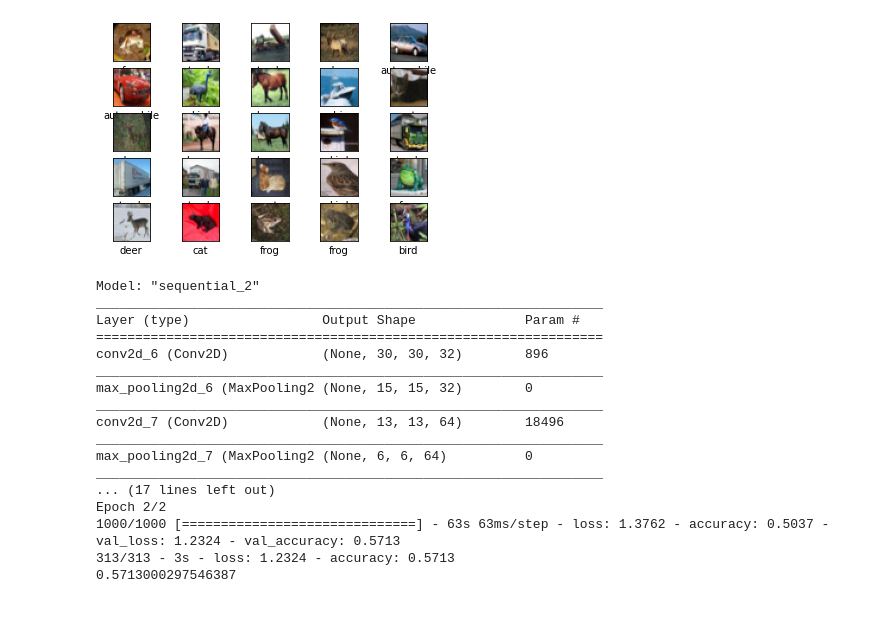
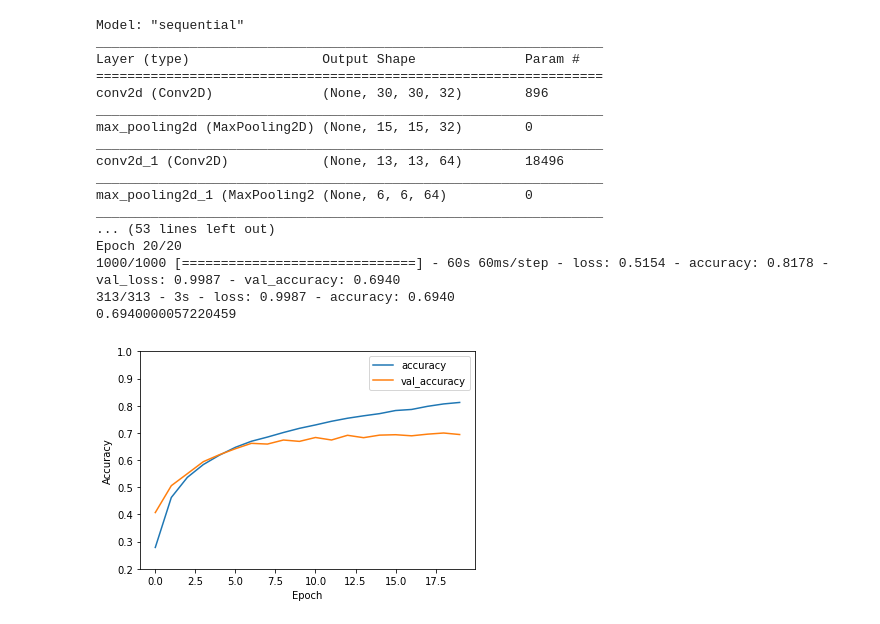
Before and after one commit to Ragavan1204/EN2550_Assignment4, a Jupyter notebook: CNN.ipynb, the cells around one changed output. Cells and saved outputs as stored; diff of their text form; code cells hidden in the pictures.

```diff
--- a/CNN.ipynb
+++ b/CNN.ipynb
@@ -6,70 +6,70 @@ import tensorflow as tf
 from tensorflow.keras import datasets, layers, models
 import datetime
 from tensorflow import keras
 import numpy as np
 
 (x_train, y_train), (x_test, y_test) = keras.datasets.cifar10.load_data()
 x_train, x_test = x_train / 255.0, x_test / 255.0
 
-class_names = ['airplane', 'automobile', 'bird', 'cat', 'deer',
-               'dog', 'frog', 'horse', 'ship', 'truck']
+#create model
+model = models.Sequential()
 
-for i in range(25):
-    plt.subplot(5,5,i+1)
-    plt.xticks([])
-    plt.yticks([])
-    plt.grid(False)
-    plt.imshow(x_train[i], cmap=plt.cm.binary)
-    # The CIFAR labels happen to be arrays,
-    # which is why you need the extra index
-    plt.xlabel(class_names[y_train[i][0]])
-plt.show()
-
-
-model = models.Sequential()
+#create 32 (3 x 3) Convolution layer
 model.add(layers.Conv2D(32, (3, 3), activation='relu', input_shape=(32, 32, 3)))
 model.add(layers.MaxPooling2D((2, 2)))
+
+#create 32 (3 x 3) Convolution layer
 model.add(layers.Conv2D(64, (3, 3), activation='relu'))
 model.add(layers.MaxPooling2D((2, 2)))
+
+#create 64 (3 x 3) Convolution layer
 model.add(layers.Conv2D(64, (3, 3), activation='relu'))
 model.add(layers.MaxPooling2D((2, 2)))
+
+#flatten to one dimensional
 model.add(layers.Flatten())
+
+#apply dense layer with size 64
 model.add(layers.Dense(64, activation='relu'))
+#apply final dense layer with size 10 for 10 classes
 model.add(layers.Dense(10))
 
 print(model.summary())
-opt = tf.keras.optimizers.SGD(learning_rate=0.01,momentum=0.9)
+#compile the model
+opt = tf.keras.optimizers.SGD(learning_rate=0.014,momentum=0.6)
 model.compile(optimizer=opt,loss=tf.keras.losses.SparseCategoricalCrossentropy(from_logits=True),
                 metrics=['accuracy'])
 
-history = model.fit(x_train, y_train, epochs=2,batch_size=50,validation_data=(x_test, y_test))
+#run the model
+history = model.fit(x_train, y_train, epochs=20 ,batch_size=50,validation_data=(x_test, y_test))
 
+#testing accuracies
+test_loss, test_acc = model.evaluate(x_test,y_test, verbose=2)
+print(test_acc)
+
+#plot the Accuracies
 plt.plot(history.history['accuracy'], label='accuracy')
 plt.plot(history.history['val_accuracy'], label = 'val_accuracy')
 plt.xlabel('Epoch')
 plt.ylabel('Accuracy')
-plt.ylim([0.5, 1])
+plt.ylim([0.2, 1])
 plt.legend(loc='upper right')
-
-test_loss, test_acc = model.evaluate(x_test,y_test, verbose=2)
-print(test_acc)
-#
 # %% [output]
+Model: "sequential"
+_________________________________________________________________
+Layer (type)                 Output Shape              Param #
+=================================================================
+conv2d (Conv2D)              (None, 30, 30, 32)        896
+_________________________________________________________________
+max_pooling2d (MaxPooling2D) (None, 15, 15, 32)        0
+_________________________________________________________________
+conv2d_1 (Conv2D)            (None, 13, 13, 64)        18496
+_________________________________________________________________
+max_pooling2d_1 (MaxPooling2 (None, 6, 6, 64)          0
+_________________________________________________________________
+... (53 lines left out)
+Epoch 20/20
+1000/1000 [==============================] - 60s 60ms/step - loss: 0.5154 - accuracy: 0.8178 - val_loss: 0.9987 - val_accuracy: 0.6940
+313/313 - 3s - loss: 0.9987 - accuracy: 0.6940
+0.6940000057220459
-[figure, old version]
+[figure, new version]
-Model: "sequential_2"
-_________________________________________________________________
-Layer (type)                 Output Shape              Param #
-=================================================================
-conv2d_6 (Conv2D)            (None, 30, 30, 32)        896
-_________________________________________________________________
-max_pooling2d_6 (MaxPooling2 (None, 15, 15, 32)        0
-_________________________________________________________________
-conv2d_7 (Conv2D)            (None, 13, 13, 64)        18496
-_________________________________________________________________
-max_pooling2d_7 (MaxPooling2 (None, 6, 6, 64)          0
-_________________________________________________________________
-... (17 lines left out)
-Epoch 2/2
-1000/1000 [==============================] - 63s 63ms/step - loss: 1.3762 - accuracy: 0.5037 - val_loss: 1.2324 - val_accuracy: 0.5713
-313/313 - 3s - loss: 1.2324 - accuracy: 0.5713
-0.5713000297546387
```
Also changed, not shown: parts of 1 cell of this notebook, 3 other files.
